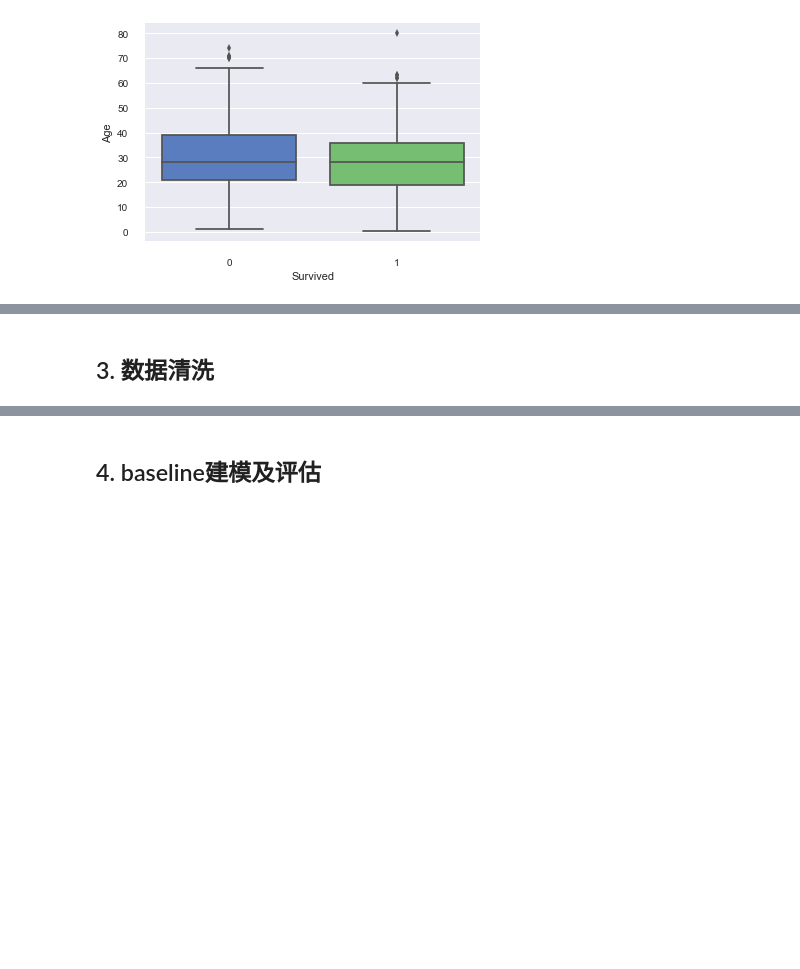
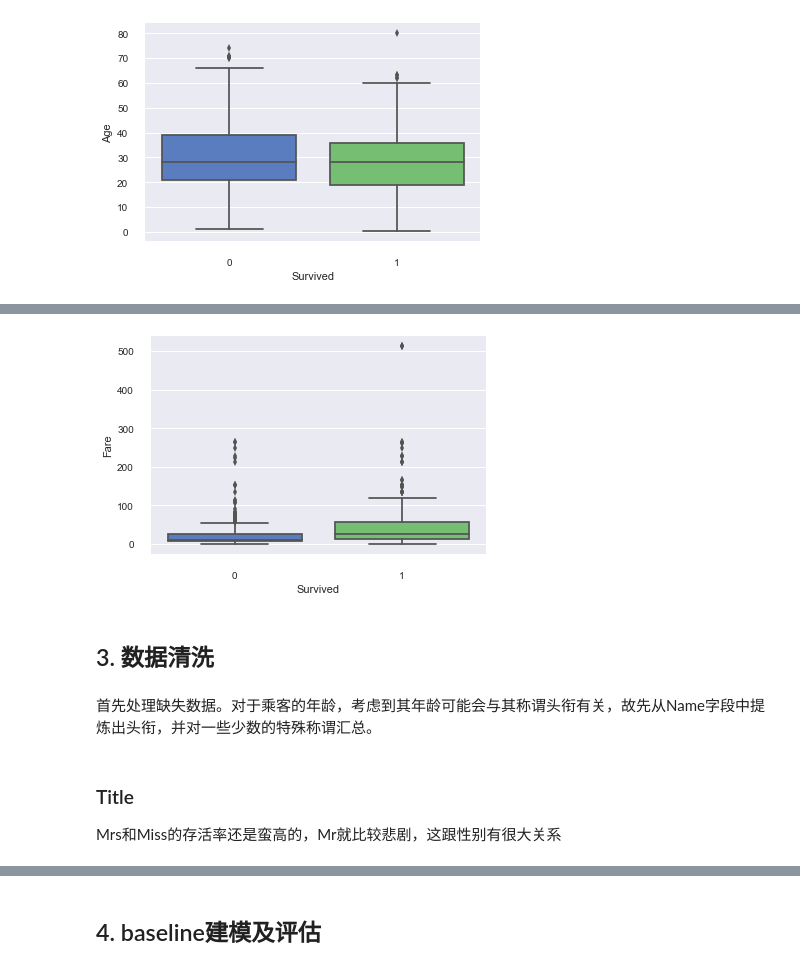
Before and after one commit to hidejxz/hidejxz, a Jupyter notebook: docs/source/case/titanic.ipynb, the cells around one changed output, grey strips where cells are left out. Saved outputs shown, nothing was run; the diff lists cells and outputs as text; code cells hidden in the pictures; blank space fills up the shorter version.

```diff
--- a/docs/source/case/titanic.ipynb
+++ b/docs/source/case/titanic.ipynb
@@ -120,2 +126,11 @@ sns.despine(offset=10, trim=True)
+# %%
+import seaborn as sns
+sns.set_style("darkgrid")
+sns.boxplot(x="Survived", y="Fare", data=train[['Fare','Survived']], palette="muted")
+sns.despine(offset=10, trim=True)
+# %% [output]
+[figure, added]
 # %% [markdown]
 ## 3. 数据清洗<a id='数据清洗'></a>
+# %% [markdown]
+首先处理缺失数据。对于乘客的年龄，考虑到其年龄可能会与其称谓头衔有关，故先从Name字段中提炼出头衔，并对一些少数的特殊称谓汇总。
@@ -121,0 +161,3 @@ sns.despine(offset=10, trim=True)
+# %% [markdown]
+### Title
+Mrs和Miss的存活率还是蛮高的，Mr就比较悲剧，这跟性别有很大关系
```
Also changed, not shown: parts of 38 cells of this notebook, 16 other files.
